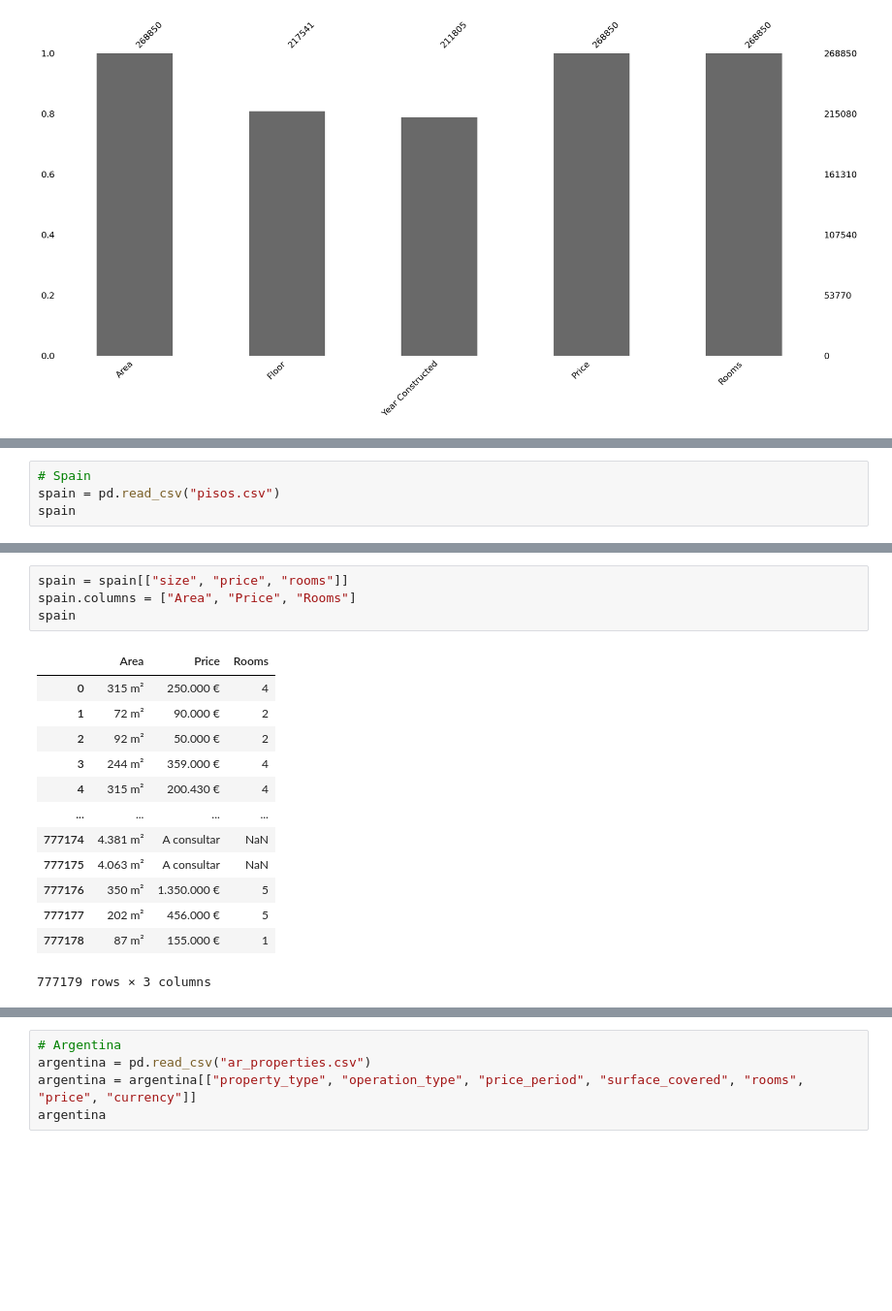
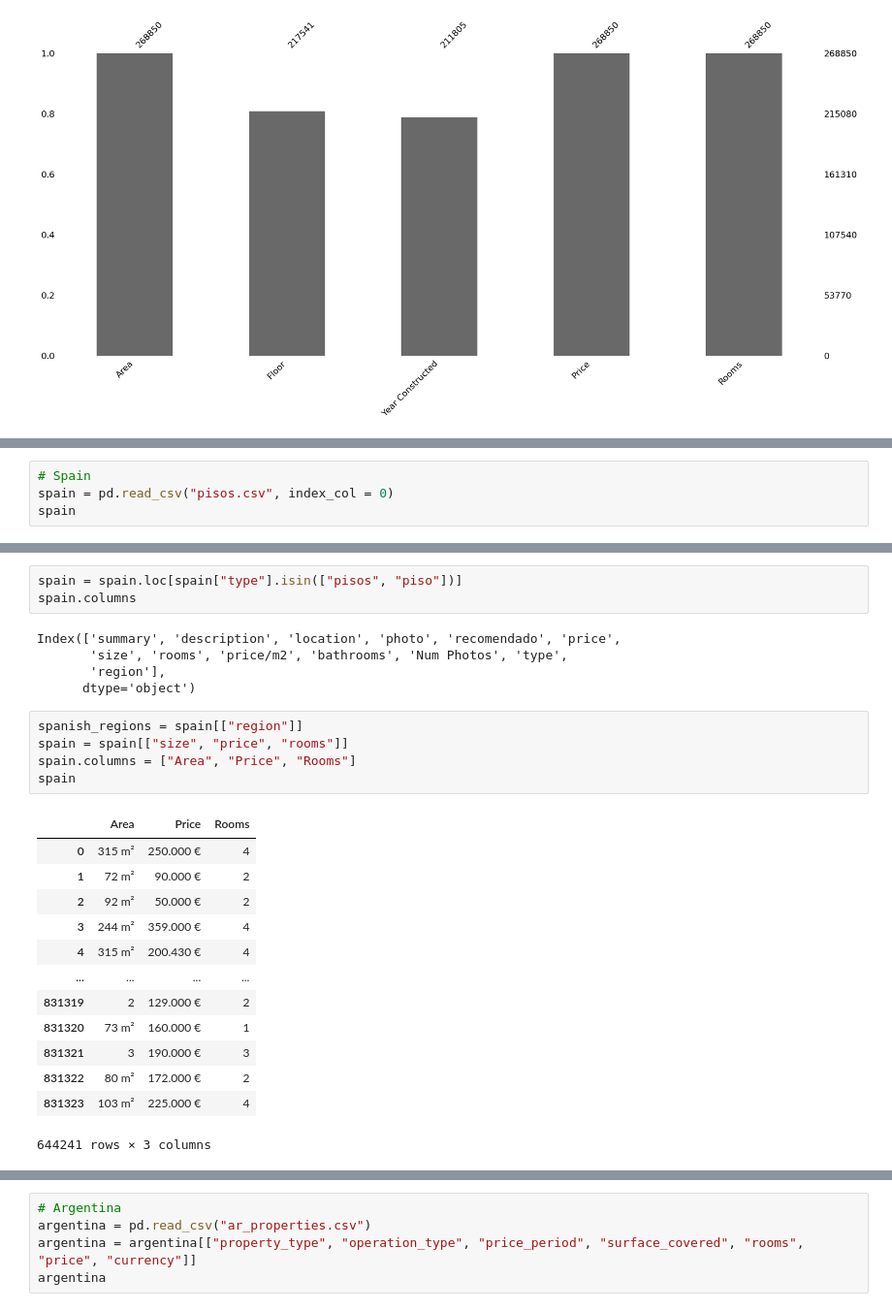
Before and after one commit to tzt775/apartments, a Jupyter notebook: global_rent.ipynb, the cells around one changed output, grey strips where cells are left out. Shown at 97% size. Drawn from its saved outputs; the diff is of its cells as text; blank space fills up the shorter version.

```diff
--- a/global_rent.ipynb
+++ b/global_rent.ipynb
@@ -159,5 +248,5 @@ poland
 # %%
 # Spain
-spain = pd.read_csv("pisos.csv")
+spain = pd.read_csv("pisos.csv", index_col = 0)
 spain
 # %% [output]
@@ -177,18 +266,27 @@ spain
+# %%
+spain = spain.loc[spain["type"].isin(["pisos", "piso"])]
+spain.columns
+# %% [output]
+Index(['summary', 'description', 'location', 'photo', 'recomendado', 'price',
+       'size', 'rooms', 'price/m2', 'bathrooms', 'Num Photos', 'type',
+       'region'],
+      dtype='object')
 # %%
+spanish_regions = spain[["region"]]
 spain = spain[["size", "price", "rooms"]]
 spain.columns = ["Area", "Price", "Rooms"]
 spain
 # %% [output]
 |  | Area | Price | Rooms |
 | 0 | 315 m² | 250.000 € | 4 |
 | 1 | 72 m² | 90.000 € | 2 |
 | 2 | 92 m² | 50.000 € | 2 |
 | 3 | 244 m² | 359.000 € | 4 |
 | 4 | 315 m² | 200.430 € | 4 |
 | ... | ... | ... | ... |
-| 777174 | 4.381 m² | A consultar | NaN |
-| 777175 | 4.063 m² | A consultar | NaN |
-| 777176 | 350 m² | 1.350.000 € | 5 |
-| 777177 | 202 m² | 456.000 € | 5 |
-| 777178 | 87 m² | 155.000 € | 1 |
+| 831319 | 2 | 129.000 € | 2 |
+| 831320 | 73 m² | 160.000 € | 1 |
+| 831321 | 3 | 190.000 € | 3 |
+| 831322 | 80 m² | 172.000 € | 2 |
+| 831323 | 103 m² | 225.000 € | 4 |
-777179 rows × 3 columns
+644241 rows × 3 columns
```
Also changed, not shown: parts of 21 cells of this notebook.
